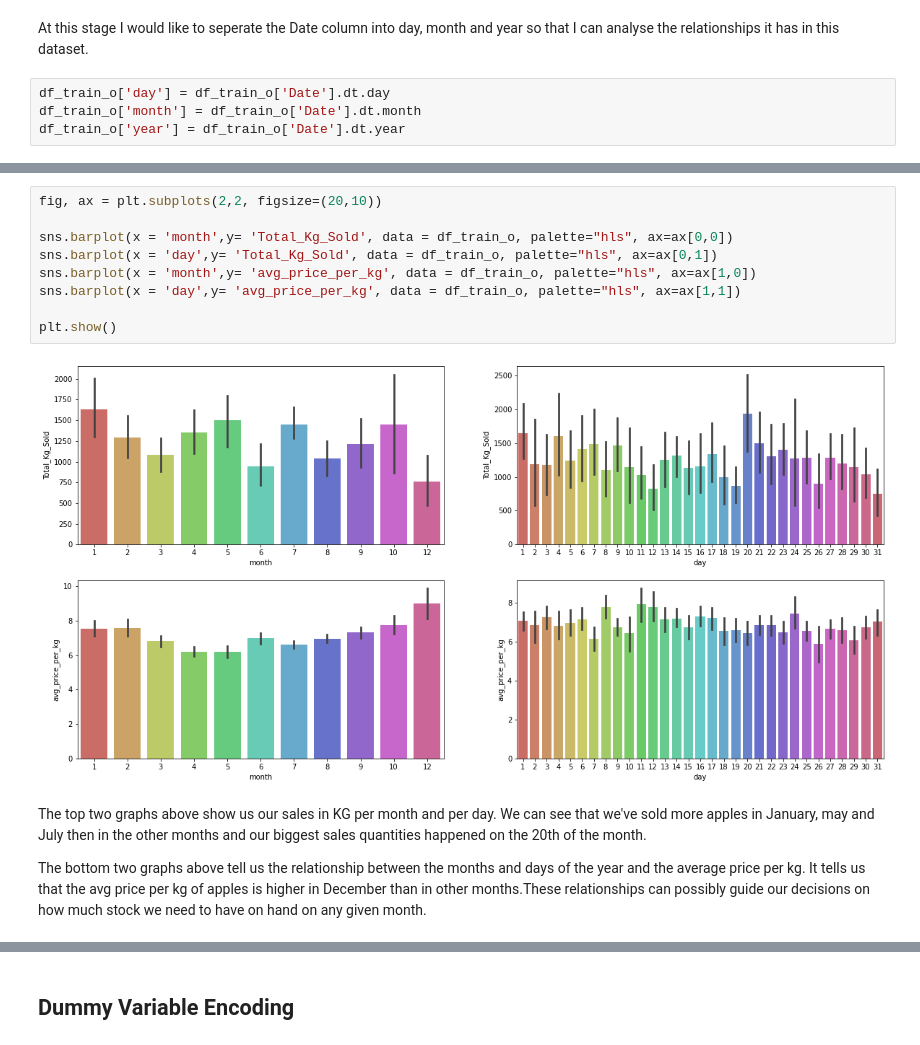
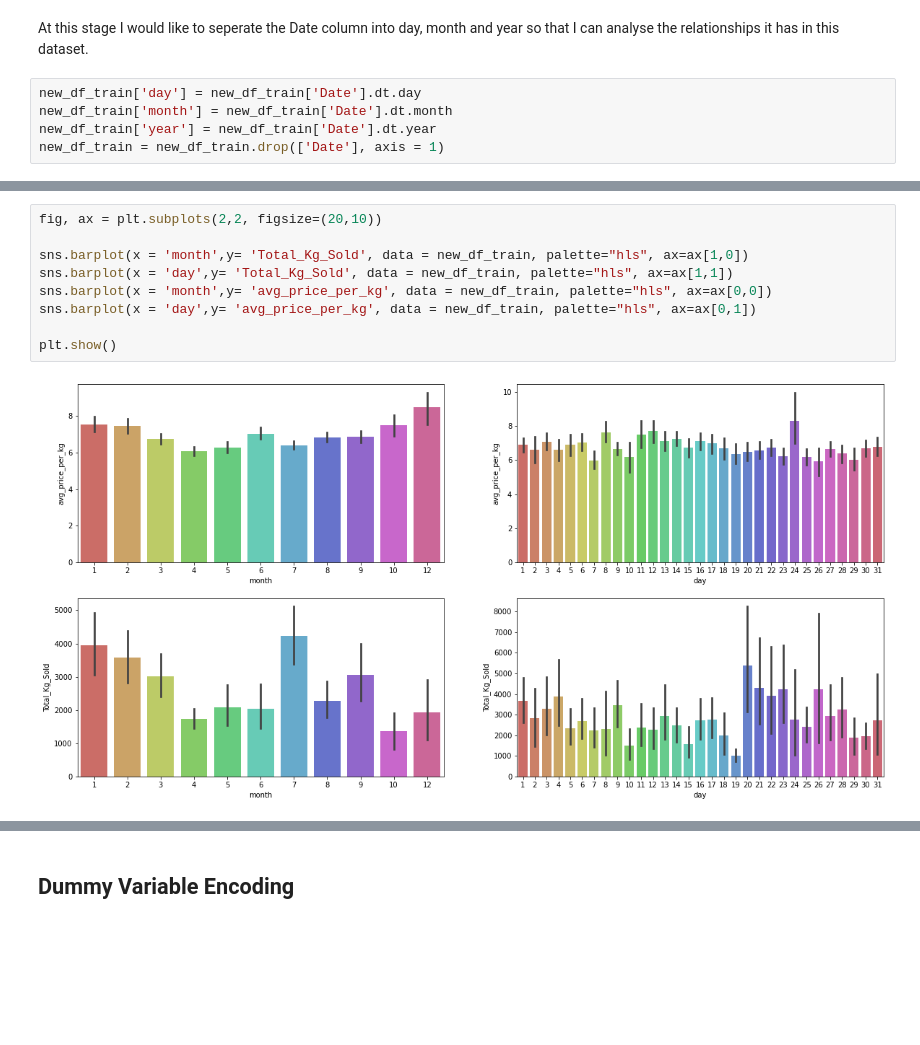
Before and after one commit to Mahlomola-Moses/team_ts_4, a Jupyter notebook: Team ts4.ipynb, the cells around one changed output, grey strips where cells are left out. Saved outputs shown, nothing was run; the diff lists cells and outputs as text; blank space fills up the shorter version.

Commit message:
Created visuals and updated models, markdowns and comments

```diff
--- a/Team ts4.ipynb
+++ b/Team ts4.ipynb
@@ -264,6 +282,7 @@ We will start by first analysing the relationships between our features.
 # %% [markdown]
 At this stage I would like to seperate the Date column into day, month and year so that I can analyse the relationships it has in this dataset.
 # %%
-df_train_o['day'] = df_train_o['Date'].dt.day
-df_train_o['month'] = df_train_o['Date'].dt.month
-df_train_o['year'] = df_train_o['Date'].dt.year
+new_df_train['day'] = new_df_train['Date'].dt.day
+new_df_train['month'] = new_df_train['Date'].dt.month
+new_df_train['year'] = new_df_train['Date'].dt.year
+new_df_train = new_df_train.drop(['Date'], axis = 1)
@@ -308,15 +333,11 @@ As we can see, most of the apples that we sold came from the Transvaal followed
 # %%
 fig, ax = plt.subplots(2,2, figsize=(20,10))
 
-sns.barplot(x = 'month',y= 'Total_Kg_Sold', data = df_train_o, palette="hls", ax=ax[0,0])
-sns.barplot(x = 'day',y= 'Total_Kg_Sold', data = df_train_o, palette="hls", ax=ax[0,1])
-sns.barplot(x = 'month',y= 'avg_price_per_kg', data = df_train_o, palette="hls", ax=ax[1,0])
-sns.barplot(x = 'day',y= 'avg_price_per_kg', data = df_train_o, palette="hls", ax=ax[1,1])
+sns.barplot(x = 'month',y= 'Total_Kg_Sold', data = new_df_train, palette="hls", ax=ax[1,0])
+sns.barplot(x = 'day',y= 'Total_Kg_Sold', data = new_df_train, palette="hls", ax=ax[1,1])
+sns.barplot(x = 'month',y= 'avg_price_per_kg', data = new_df_train, palette="hls", ax=ax[0,0])
+sns.barplot(x = 'day',y= 'avg_price_per_kg', data = new_df_train, palette="hls", ax=ax[0,1])
 
 plt.show()
 # %% [output]
-[figure, old version]
+[figure, new version]
-# %% [markdown]
-The top two graphs above show us our sales in KG per month and per day. We can see that we've sold more apples in January, may and July then in the other months and our biggest sales quantities happened on the 20th of the month.
-
-The bottom two graphs above tell us the relationship between the months and days of the year and the  average price per kg. It tells us that the avg price per kg of apples is higher in December than in other months.These relationships can possibly guide our decisions on how much stock we need to have on hand on any given month.
```
Also changed, not shown: parts of 220 cells of this notebook, 3 other files.
